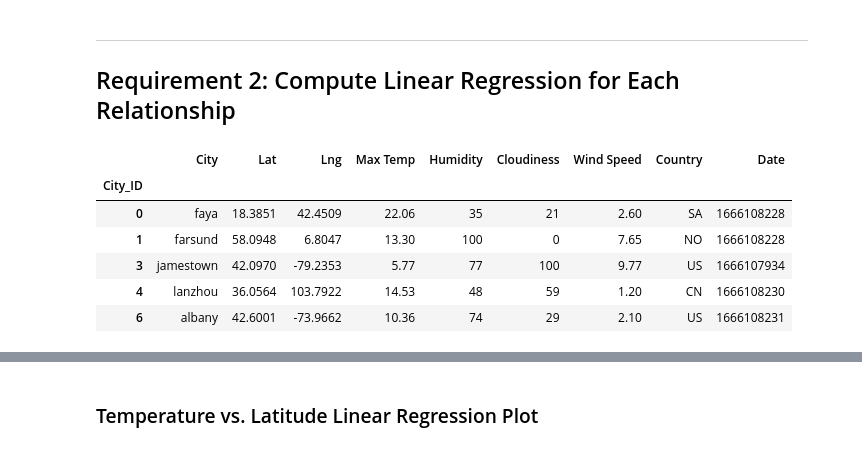
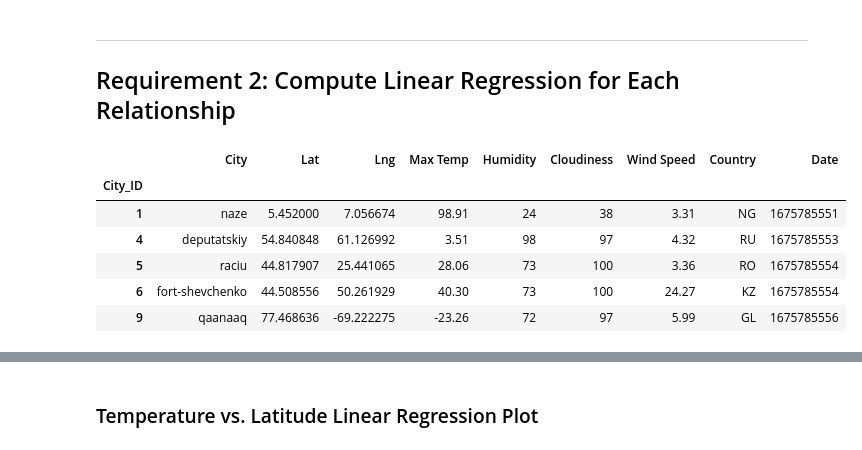
Before and after one commit to lwunderl/Weather_latitude_analysis, a Jupyter notebook: starter_code/WeatherPy.ipynb, the cells around one changed output, grey strips where cells are left out. Cells and saved outputs as stored; diff of their text form; code cells hidden in the pictures.

```diff
--- a/starter_code/WeatherPy.ipynb
+++ b/starter_code/WeatherPy.ipynb
@@ -297,16 +279,16 @@ plt.show()
 # %%
 # Create a DataFrame with the Northern Hemisphere data (Latitude >= 0)
-# YOUR CODE HERE
+northern_hemi_df = city_data_df.loc[city_data_df["Lat"] >= 0]
 
 # Display sample data
 northern_hemi_df.head()
 # %% [output]
 |  | City | Lat | Lng | Max Temp | Humidity | Cloudiness | Wind Speed | Country | Date |
 | City_ID |  |  |  |  |  |  |  |  |  |
-| 0 | faya | 18.3851 | 42.4509 | 22.06 | 35 | 21 | 2.60 | SA | 1666108228 |
-| 1 | farsund | 58.0948 | 6.8047 | 13.30 | 100 | 0 | 7.65 | NO | 1666108228 |
-| 3 | jamestown | 42.0970 | -79.2353 | 5.77 | 77 | 100 | 9.77 | US | 1666107934 |
-| 4 | lanzhou | 36.0564 | 103.7922 | 14.53 | 48 | 59 | 1.20 | CN | 1666108230 |
-| 6 | albany | 42.6001 | -73.9662 | 10.36 | 74 | 29 | 2.10 | US | 1666108231 |
+| 1 | naze | 5.452000 | 7.056674 | 98.91 | 24 | 38 | 3.31 | NG | 1675785551 |
+| 4 | deputatskiy | 54.840848 | 61.126992 | 3.51 | 98 | 97 | 4.32 | RU | 1675785553 |
+| 5 | raciu | 44.817907 | 25.441065 | 28.06 | 73 | 100 | 3.36 | RO | 1675785554 |
+| 6 | fort-shevchenko | 44.508556 | 50.261929 | 40.30 | 73 | 100 | 24.27 | KZ | 1675785554 |
+| 9 | qaanaaq | 77.468636 | -69.222275 | -23.26 | 72 | 97 | 5.99 | GL | 1675785556 |
 # %%
 # Create a DataFrame with the Southern Hemisphere data (Latitude < 0)
```
Also changed, not shown: parts of 38 cells of this notebook, 5 other files.
